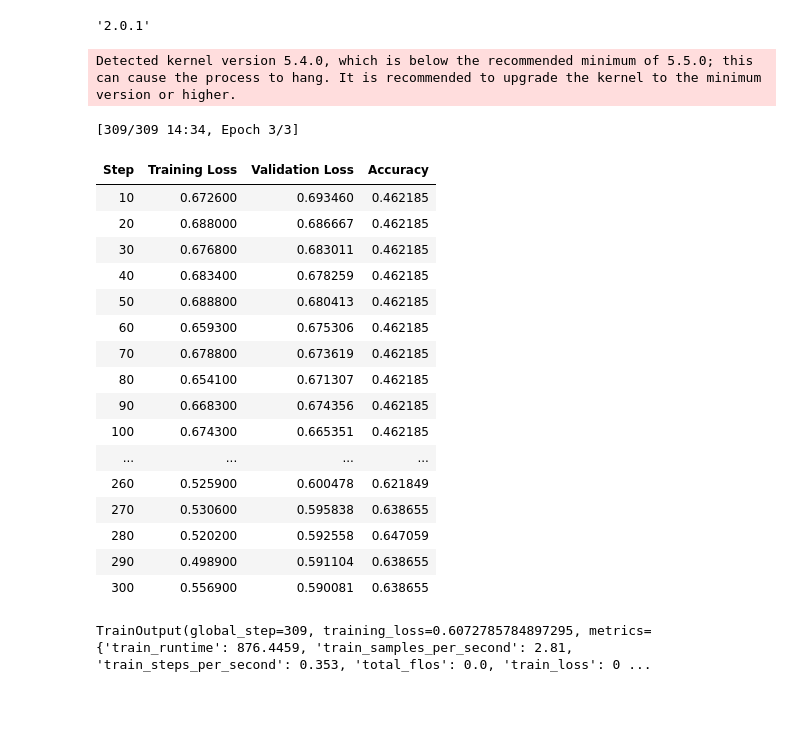
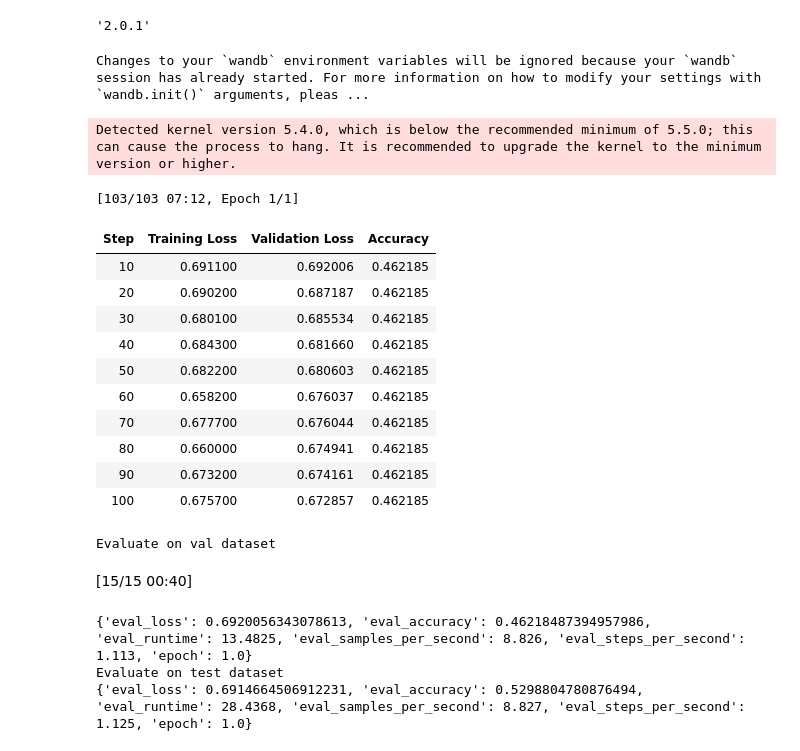
Before and after one commit to cyingliu/Text-Enhanced-MedCLIP, a Jupyter notebook: testing_clip_vqa.ipynb, the cells around one changed output. Cells and saved outputs as stored; diff of their text form; code cells hidden in the pictures; blank space fills up the shorter version.

Commit message:
Add evaluation and wandb

```diff
--- a/testing_clip_vqa.ipynb
+++ b/testing_clip_vqa.ipynb
@@ -461,44 +480,72 @@ for i in range(10):
 torch.__version__ # require torch version >= 2.0.0
 # %% [output]
 '2.0.1'
+# %%
+# Turn off wandb
+wandb.init(mode="disabled")
+# %% [output]
+Changes to your `wandb` environment variables will be ignored because your `wandb` session has already started. For more information on how to modify your settings with `wandb.init()` arguments, pleas ...
 # %%
+# wandb.init(project="cs231n-medclip")
+
+model = CLIPwithLinearFusion("openai/clip-vit-base-patch32", 2).to(device)
+
 training_args = TrainingArguments(output_dir="clip-vit-base-patch32_linear_binary",
                                   evaluation_strategy="steps",
                                   per_device_train_batch_size=8,
                                   per_device_eval_batch_size=8,
                                   learning_rate=5e-6,
-                                  num_train_epochs=3,
-                                  logging_steps=10)
-                                  # save_strategy="epoch",
-                                  # load_best_model_at_end=True,)
+                                  num_train_epochs=1,
+                                  logging_steps=10,
+                                  report_to=None, #
+                                  save_total_limit=1,
+                                  load_best_model_at_end=True,
+                                  save_strategy="steps",
+                                  save_steps=10,
+                                  metric_for_best_model="accuracy",
+                                  save_safetensors=False)
+
 trainer = Trainer(
     model=model,
     args=training_args,
     train_dataset=processed_dataset["train"],
     eval_dataset=processed_dataset["val"],
     tokenizer=tokenizer,
     compute_metrics=compute_accuracy,
 )
 
 trainer.train()
+
+for path in Path("clip-vit-base-patch32_linear_binary").glob("checkpoint-*"):
+    shutil.rmtree(path)
+
+trainer.save_model('clip-vit-base-patch32_linear_binary/checkpoint-best')
+
+print("Evaluate on val dataset")
+val_results = trainer.evaluate()
+print(val_results)
+
+print("Evaluate on test dataset")
+test_results = trainer.evaluate(processed_dataset["test"])
+print(test_results)
+
+# wandb.finish()
 # %% [output]
 Detected kernel version 5.4.0, which is below the recommended minimum of 5.5.0; this can cause the process to hang. It is recommended to upgrade the kernel to the minimum version or higher.
-[309/309 14:34, Epoch 3/3]
+[103/103 07:12, Epoch 1/1]
 | Step | Training Loss | Validation Loss | Accuracy |
-| 10 | 0.672600 | 0.693460 | 0.462185 |
-| 20 | 0.688000 | 0.686667 | 0.462185 |
-| 30 | 0.676800 | 0.683011 | 0.462185 |
-| 40 | 0.683400 | 0.678259 | 0.462185 |
-| 50 | 0.688800 | 0.680413 | 0.462185 |
-| 60 | 0.659300 | 0.675306 | 0.462185 |
-| 70 | 0.678800 | 0.673619 | 0.462185 |
-| 80 | 0.654100 | 0.671307 | 0.462185 |
-| 90 | 0.668300 | 0.674356 | 0.462185 |
-| 100 | 0.674300 | 0.665351 | 0.462185 |
-| ... | ... | ... | ... |
-| 260 | 0.525900 | 0.600478 | 0.621849 |
-| 270 | 0.530600 | 0.595838 | 0.638655 |
-| 280 | 0.520200 | 0.592558 | 0.647059 |
-| 290 | 0.498900 | 0.591104 | 0.638655 |
-| 300 | 0.556900 | 0.590081 | 0.638655 |
+| 10 | 0.691100 | 0.692006 | 0.462185 |
+| 20 | 0.690200 | 0.687187 | 0.462185 |
+| 30 | 0.680100 | 0.685534 | 0.462185 |
+| 40 | 0.684300 | 0.681660 | 0.462185 |
+| 50 | 0.682200 | 0.680603 | 0.462185 |
+| 60 | 0.658200 | 0.676037 | 0.462185 |
+| 70 | 0.677700 | 0.676044 | 0.462185 |
+| 80 | 0.660000 | 0.674941 | 0.462185 |
+| 90 | 0.673200 | 0.674161 | 0.462185 |
+| 100 | 0.675700 | 0.672857 | 0.462185 |
-TrainOutput(global_step=309, training_loss=0.6072785784897295, metrics={'train_runtime': 876.4459, 'train_samples_per_second': 2.81, 'train_steps_per_second': 0.353, 'total_flos': 0.0, 'train_loss': 0 ...
+Evaluate on val dataset
+[15/15 00:40]
+{'eval_loss': 0.6920056343078613, 'eval_accuracy': 0.46218487394957986, 'eval_runtime': 13.4825, 'eval_samples_per_second': 8.826, 'eval_steps_per_second': 1.113, 'epoch': 1.0}
+Evaluate on test dataset
+{'eval_loss': 0.6914664506912231, 'eval_accuracy': 0.5298804780876494, 'eval_runtime': 28.4368, 'eval_samples_per_second': 8.827, 'eval_steps_per_second': 1.125, 'epoch': 1.0}
```
Also changed, not shown: parts of 14 cells of this notebook, 3 other files.
